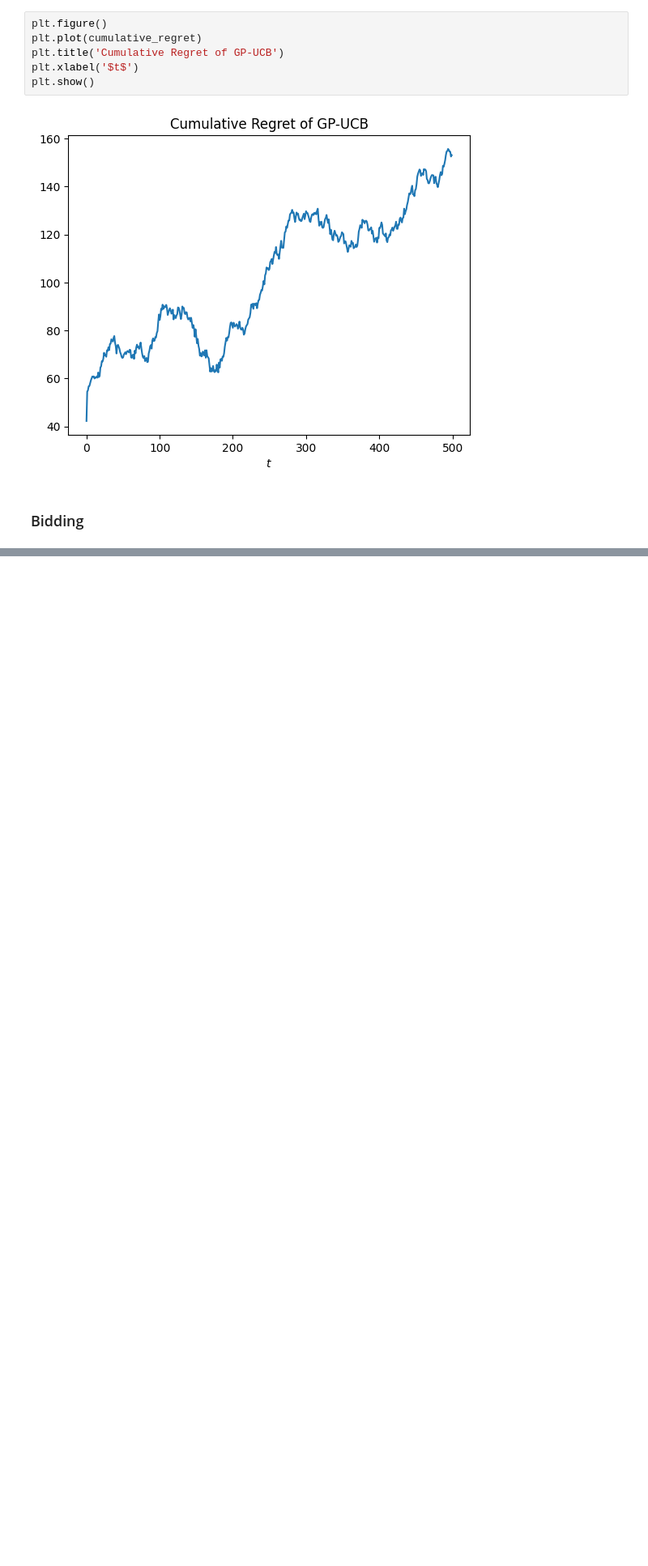
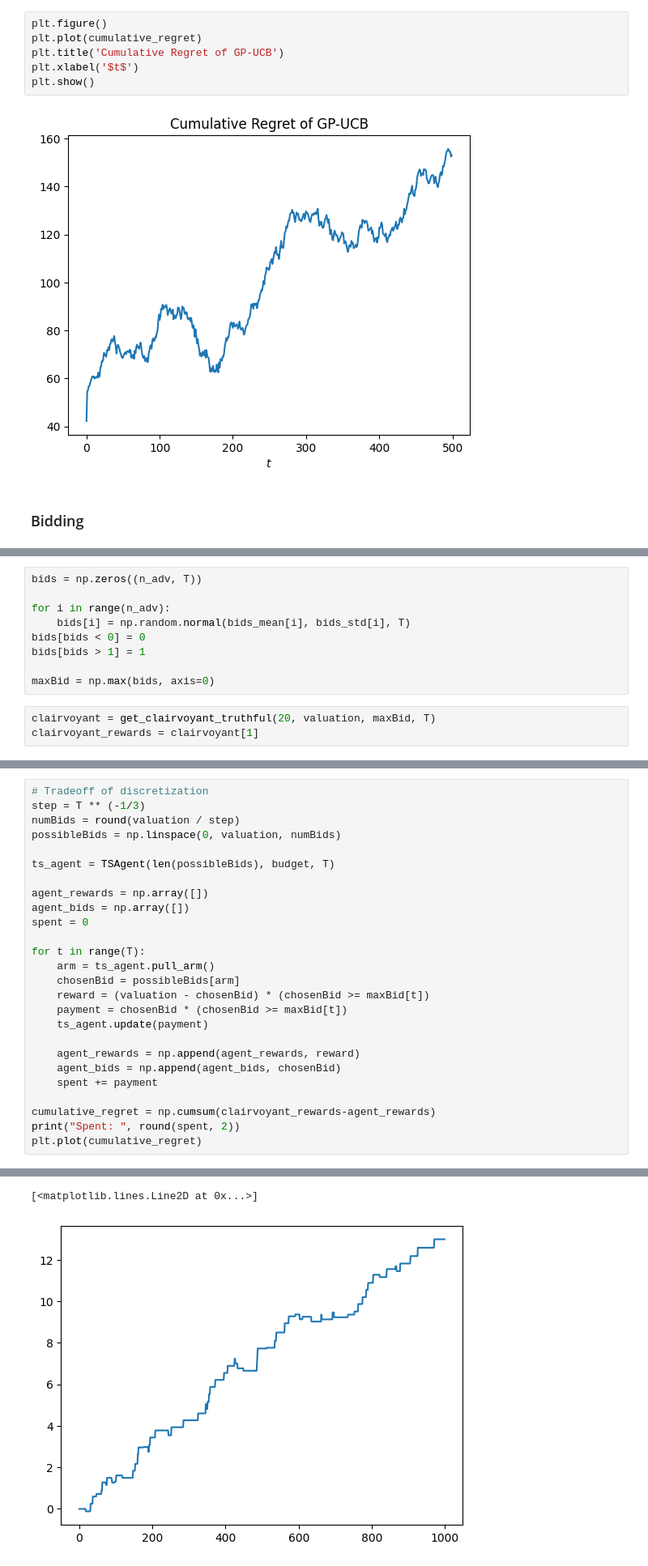
Before and after one commit to tommaso1giordano/OLAProject, a Jupyter notebook: project.ipynb, the cells around one changed output, grey strips where cells are left out. Shown at 81% size. Drawn from its saved outputs; the diff is of its cells as text; blank space fills up the shorter version.

```diff
--- a/project.ipynb
+++ b/project.ipynb
@@ -146,0 +242,12 @@ plt.show()
+# %%
+bids = np.zeros((n_adv, T))
+
+for i in range(n_adv):
+    bids[i] = np.random.normal(bids_mean[i], bids_std[i], T)
+bids[bids < 0] = 0
+bids[bids > 1] = 1
+
+maxBid = np.max(bids, axis=0)
+# %%
+clairvoyant = get_clairvoyant_truthful(20, valuation, maxBid, T)
+clairvoyant_rewards = clairvoyant[1]
@@ -146,0 +256,27 @@ plt.show()
+# %%
+# Tradeoff of discretization
+step = T ** (-1/3)
+numBids = round(valuation / step)
+possibleBids = np.linspace(0, valuation, numBids)
+
+ts_agent = TSAgent(len(possibleBids), budget, T)
+
+agent_rewards = np.array([])
+agent_bids = np.array([])
+spent = 0
+
+for t in range(T):
+    arm = ts_agent.pull_arm()
+    chosenBid = possibleBids[arm]
+    reward = (valuation - chosenBid) * (chosenBid >= maxBid[t])
+    payment = chosenBid * (chosenBid >= maxBid[t])
+    ts_agent.update(payment)
+
+    agent_rewards = np.append(agent_rewards, reward)
+    agent_bids = np.append(agent_bids, chosenBid)
+    spent += payment
+
+cumulative_regret = np.cumsum(clairvoyant_rewards-agent_rewards)
+print("Spent: ", round(spent, 2))
+plt.plot(cumulative_regret)
+# %% [output]
@@ -146,0 +284,2 @@ plt.show()
+[<matplotlib.lines.Line2D at 0x...>]
+[figure, added]
```
Also changed, not shown: parts of 11 cells of this notebook.
